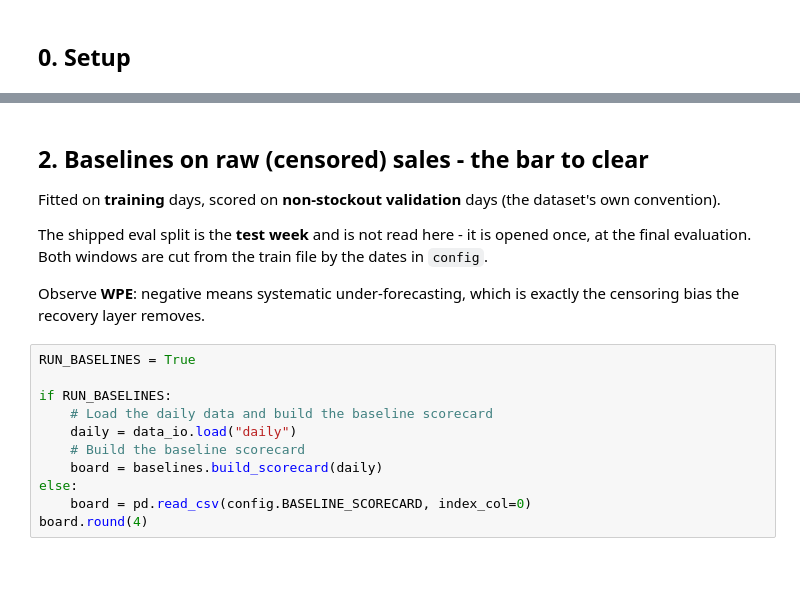
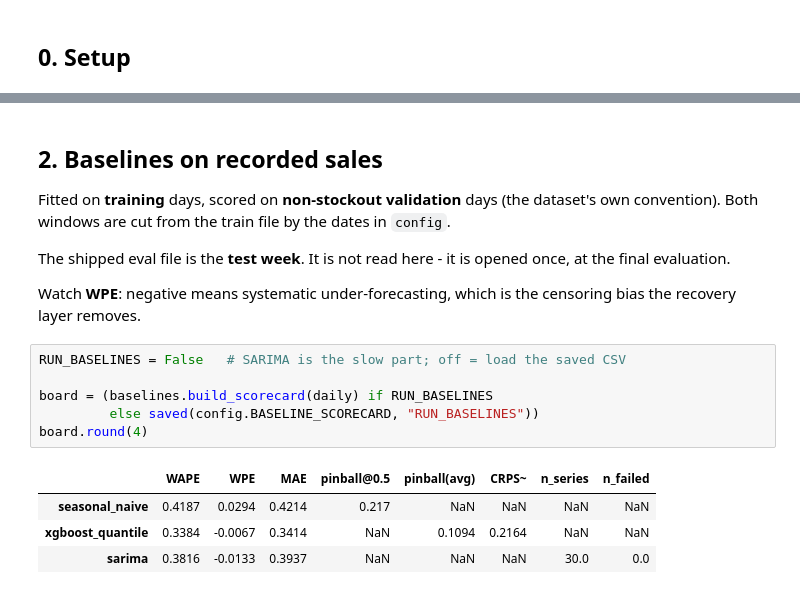
Before and after one commit to ACM40960/retail-demand-forecasting, a Jupyter notebook: notebooks/01_data_and_recovery.ipynb, the cells around one changed output, grey strips where cells are left out. Cells and saved outputs as stored; diff of their text form; blank space fills up the shorter version.

```diff
--- a/notebooks/01_data_and_recovery.ipynb
+++ b/notebooks/01_data_and_recovery.ipynb
@@ -51,22 +104,22 @@ if REFRESH_DATA:
 # %% [markdown]
-## 2. Baselines on raw (censored) sales - the bar to clear
+## 2. Baselines on recorded sales
 
 Fitted on **training** days, scored on **non-stockout validation** days (the dataset's own
-convention).
+convention). Both windows are cut from the train file by the dates in `config`.
 
-The shipped eval split is the **test week** and is not read here - it is opened once, at the final evaluation.
-Both windows are cut from the train file by the dates in `config`.
+The shipped eval file is the **test week**. It is not read here - it is opened once, at the final
+evaluation.
 
-Observe **WPE**: negative means systematic under-forecasting, which is exactly the censoring bias
-the recovery layer removes.
+Watch **WPE**: negative means systematic under-forecasting, which is the censoring bias the recovery
+layer removes.
-# %%
-RUN_BASELINES = True
-
-if RUN_BASELINES:
-    # Load the daily data and build the baseline scorecard
-    daily = data_io.load("daily")
-    # Build the baseline scorecard
-    board = baselines.build_scorecard(daily)
-else:
-    board = pd.read_csv(config.BASELINE_SCORECARD, index_col=0)
-board.round(4)
+# %%
+RUN_BASELINES = False   # SARIMA is the slow part; off = load the saved CSV
+
+board = (baselines.build_scorecard(daily) if RUN_BASELINES
+         else saved(config.BASELINE_SCORECARD, "RUN_BASELINES"))
+board.round(4)
+# %% [output]
+|  | WAPE | WPE | MAE | pinball@0.5 | pinball(avg) | CRPS~ | n_series | n_failed |
+| seasonal_naive | 0.4187 | 0.0294 | 0.4214 | 0.217 | NaN | NaN | NaN | NaN |
+| xgboost_quantile | 0.3384 | -0.0067 | 0.3414 | NaN | 0.1094 | 0.2164 | NaN | NaN |
+| sarima | 0.3816 | -0.0133 | 0.3937 | NaN | NaN | NaN | 30.0 | 0.0 |
```
Also changed, not shown: parts of 21 cells of this notebook, 12 other files.
